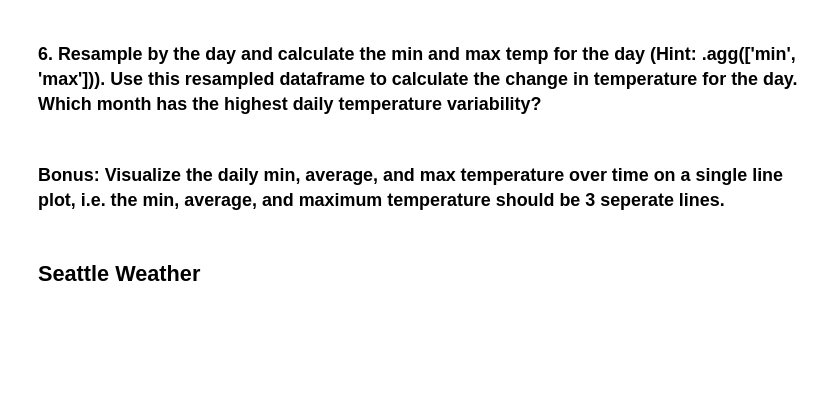
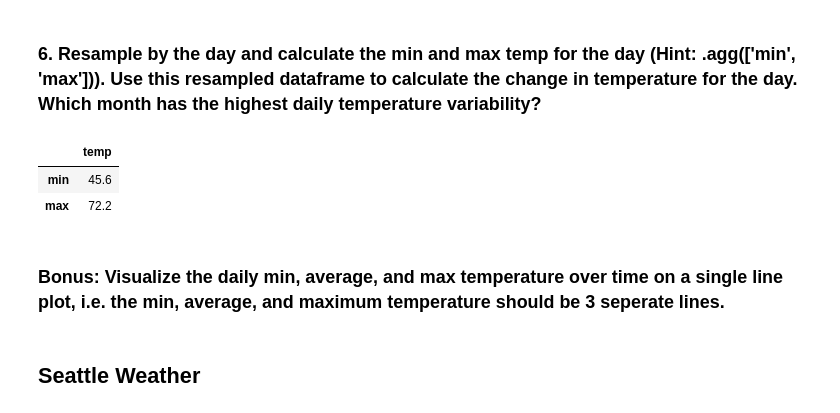
Before and after one commit to jeffakins/time_series, a Jupyter notebook: date_time_exercises.ipynb, the cells around one changed output. Saved outputs shown, nothing was run; the diff lists cells and outputs as text; code cells hidden in the pictures; blank space fills up the shorter version.

```diff
--- a/date_time_exercises.ipynb
+++ b/date_time_exercises.ipynb
@@ -116,5 +135,11 @@ sf_temps.resample('D').max().plot(c='red')
 # %% [markdown]
 ### 6. Resample by the day and calculate the min and max temp for the day (Hint: .agg(['min', 'max'])). Use this resampled dataframe to calculate the change in temperature for the day. Which month has the highest daily temperature variability?
+# %%
+sf_temps.agg(['min', 'max'])
+# %% [output]
+|  | temp |
+| min | 45.6 |
+| max | 72.2 |
 # %% [markdown]
 ### Bonus: Visualize the daily min, average, and max temperature over time on a single line plot, i.e. the min, average, and maximum temperature should be 3 seperate lines.
 # %% [markdown]
```
Also changed, not shown: parts of 5 cells of this notebook.
